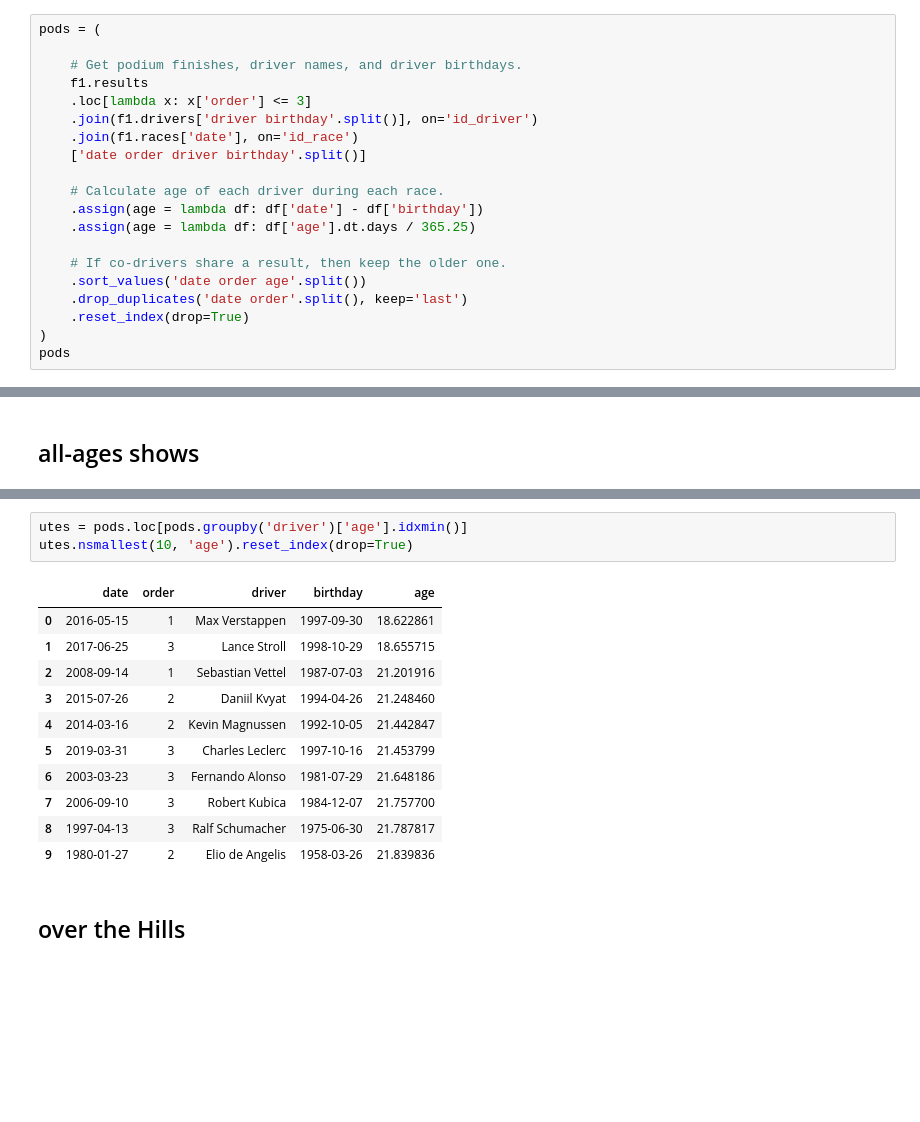
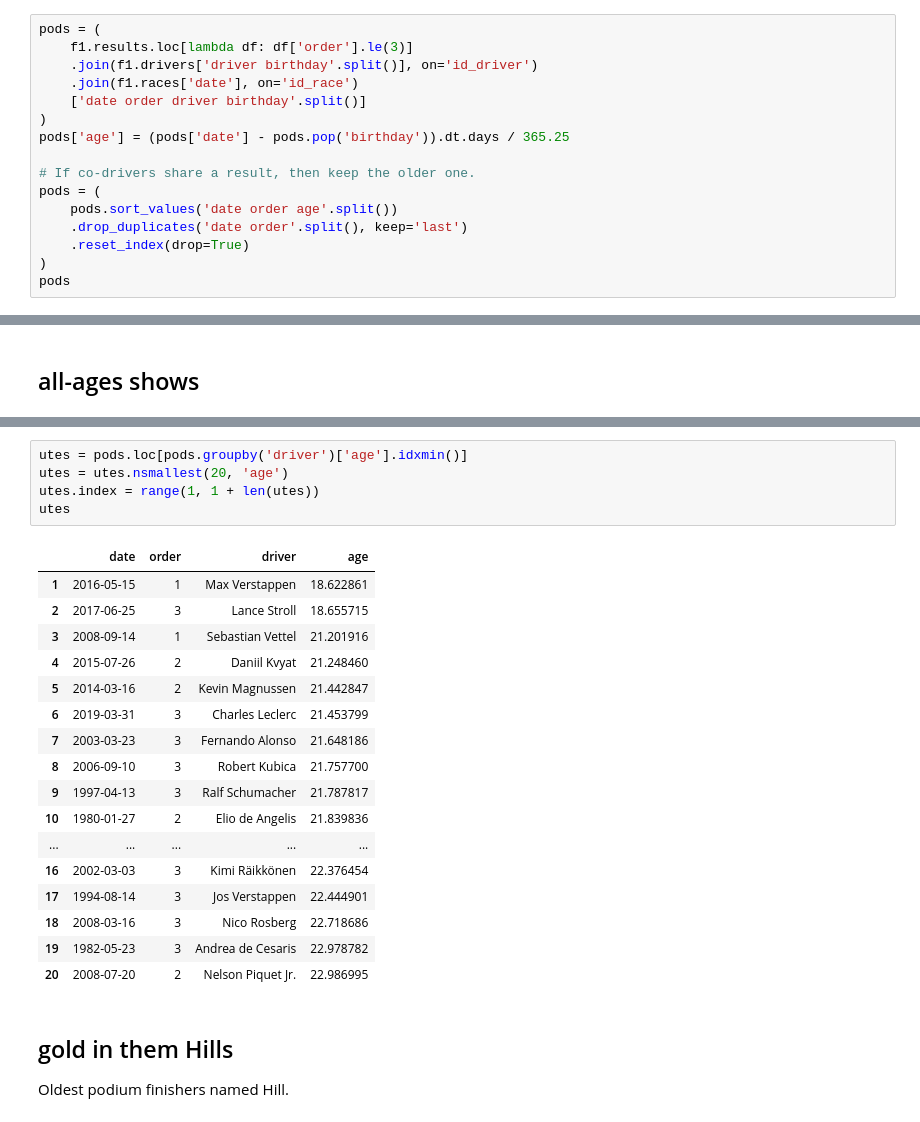
Before and after one commit to samkennerly/kingofsnake, a Jupyter notebook: books/viz/hist.ipynb, the cells around one changed output, grey strips where cells are left out. Saved outputs shown, nothing was run; the diff lists cells and outputs as text; blank space fills up the shorter version.

```diff
--- a/books/viz/hist.ipynb
+++ b/books/viz/hist.ipynb
@@ -19,19 +20,15 @@ plot = Plot()
 # %%
 pods = (
-
-    # Get podium finishes, driver names, and driver birthdays.
-    f1.results
-    .loc[lambda x: x['order'] <= 3]
+    f1.results.loc[lambda df: df['order'].le(3)]
     .join(f1.drivers['driver birthday'.split()], on='id_driver')
     .join(f1.races['date'], on='id_race')
     ['date order driver birthday'.split()]
+)
+pods['age'] = (pods['date'] - pods.pop('birthday')).dt.days / 365.25
 
-    # Calculate age of each driver during each race.
-    .assign(age = lambda df: df['date'] - df['birthday'])
-    .assign(age = lambda df: df['age'].dt.days / 365.25)
-
-    # If co-drivers share a result, then keep the older one.
-    .sort_values('date order age'.split())
+# If co-drivers share a result, then keep the older one.
+pods = (
+    pods.sort_values('date order age'.split())
     .drop_duplicates('date order'.split(), keep='last')
     .reset_index(drop=True)
 )
@@ -96,18 +109,27 @@ olds.nlargest(10, 'age').reset_index(drop=True)
 # %%
 utes = pods.loc[pods.groupby('driver')['age'].idxmin()]
-utes.nsmallest(10, 'age').reset_index(drop=True)
+utes = utes.nsmallest(20, 'age')
+utes.index = range(1, 1 + len(utes))
+utes
 # %% [output]
-|  | date | order | driver | birthday | age |
-| 0 | 2016-05-15 | 1 | Max Verstappen | 1997-09-30 | 18.622861 |
-| 1 | 2017-06-25 | 3 | Lance Stroll | 1998-10-29 | 18.655715 |
-| 2 | 2008-09-14 | 1 | Sebastian Vettel | 1987-07-03 | 21.201916 |
-| 3 | 2015-07-26 | 2 | Daniil Kvyat | 1994-04-26 | 21.248460 |
-| 4 | 2014-03-16 | 2 | Kevin Magnussen | 1992-10-05 | 21.442847 |
-| 5 | 2019-03-31 | 3 | Charles Leclerc | 1997-10-16 | 21.453799 |
-| 6 | 2003-03-23 | 3 | Fernando Alonso | 1981-07-29 | 21.648186 |
-| 7 | 2006-09-10 | 3 | Robert Kubica | 1984-12-07 | 21.757700 |
-| 8 | 1997-04-13 | 3 | Ralf Schumacher | 1975-06-30 | 21.787817 |
-| 9 | 1980-01-27 | 2 | Elio de Angelis | 1958-03-26 | 21.839836 |
+|  | date | order | driver | age |
+| 1 | 2016-05-15 | 1 | Max Verstappen | 18.622861 |
+| 2 | 2017-06-25 | 3 | Lance Stroll | 18.655715 |
+| 3 | 2008-09-14 | 1 | Sebastian Vettel | 21.201916 |
+| 4 | 2015-07-26 | 2 | Daniil Kvyat | 21.248460 |
+| 5 | 2014-03-16 | 2 | Kevin Magnussen | 21.442847 |
+| 6 | 2019-03-31 | 3 | Charles Leclerc | 21.453799 |
+| 7 | 2003-03-23 | 3 | Fernando Alonso | 21.648186 |
+| 8 | 2006-09-10 | 3 | Robert Kubica | 21.757700 |
+| 9 | 1997-04-13 | 3 | Ralf Schumacher | 21.787817 |
+| 10 | 1980-01-27 | 2 | Elio de Angelis | 21.839836 |
+| ... | ... | ... | ... | ... |
+| 16 | 2002-03-03 | 3 | Kimi Räikkönen | 22.376454 |
+| 17 | 1994-08-14 | 3 | Jos Verstappen | 22.444901 |
+| 18 | 2008-03-16 | 3 | Nico Rosberg | 22.718686 |
+| 19 | 1982-05-23 | 3 | Andrea de Cesaris | 22.978782 |
+| 20 | 2008-07-20 | 2 | Nelson Piquet Jr. | 22.986995 |
-# %% [markdown]
-## over the Hills
+# %% [markdown]
+## gold in them Hills
+Oldest podium finishers named Hill.
 # %%
```
Also changed, not shown: parts of 14 cells of this notebook, 4 other files.
